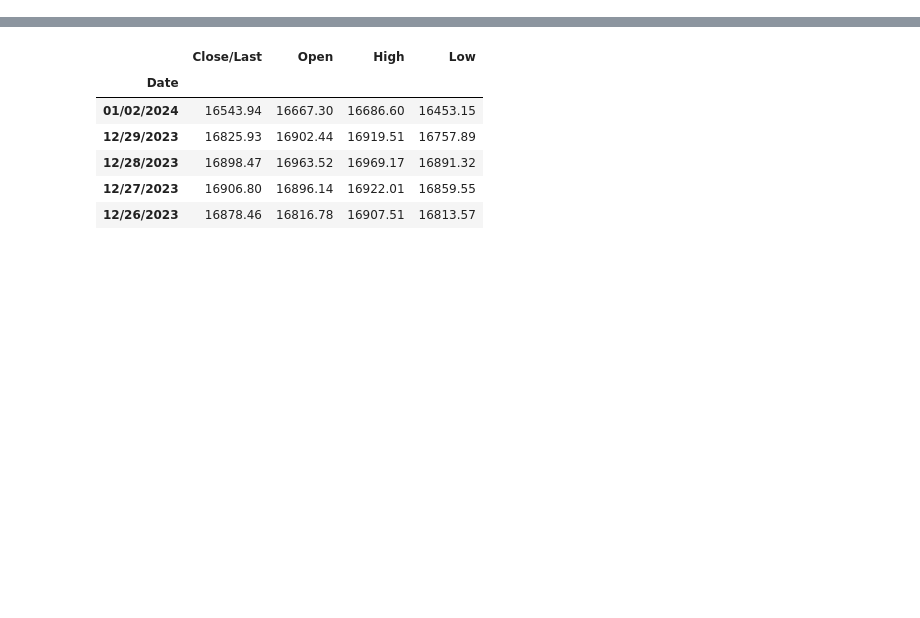
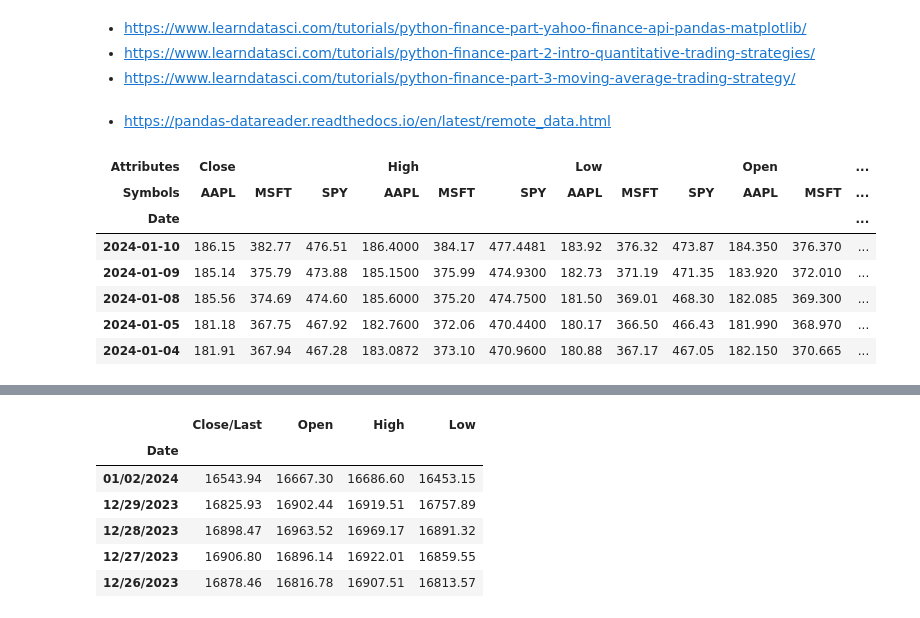
Before and after one commit to houxiangxiang/StockAverageMoveAnalysis, a Jupyter notebook: StockAverageMoveAnalysis.ipynb, the cells around one changed output, grey strips where cells are left out. Cells and saved outputs as stored; diff of their text form; code cells hidden in the pictures; blank space fills up the shorter version.

```diff
--- a/StockAverageMoveAnalysis.ipynb
+++ b/StockAverageMoveAnalysis.ipynb
@@ -0,0 +1,4 @@
+# %% [markdown]
+- https://www.learndatasci.com/tutorials/python-finance-part-yahoo-finance-api-pandas-matplotlib/
+- https://www.learndatasci.com/tutorials/python-finance-part-2-intro-quantitative-trading-strategies/
+- https://www.learndatasci.com/tutorials/python-finance-part-3-moving-average-trading-strategy/
@@ -0,0 +10,19 @@
+# %% [markdown]
+- https://pandas-datareader.readthedocs.io/en/latest/remote_data.html
+# %%
+tickers = ['AAPL', 'MSFT', 'SPY']
+
+start_date = '2020-01-01'
+end_date = '2024-01-10'
+
+panel_data = data.DataReader(tickers, 'stooq', start_date, end_date)
+panel_data.head()
+# %% [output]
+| Attributes | Close |  |  | High |  |  | Low |  |  | Open |  | ... |
+| Symbols | AAPL | MSFT | SPY | AAPL | MSFT | SPY | AAPL | MSFT | SPY | AAPL | MSFT | ... |
+| Date |  |  |  |  |  |  |  |  |  |  |  | ... |
+| 2024-01-10 | 186.15 | 382.77 | 476.51 | 186.4000 | 384.17 | 477.4481 | 183.92 | 376.32 | 473.87 | 184.350 | 376.370 | ... |
+| 2024-01-09 | 185.14 | 375.79 | 473.88 | 185.1500 | 375.99 | 474.9300 | 182.73 | 371.19 | 471.35 | 183.920 | 372.010 | ... |
+| 2024-01-08 | 185.56 | 374.69 | 474.60 | 185.6000 | 375.20 | 474.7500 | 181.50 | 369.01 | 468.30 | 182.085 | 369.300 | ... |
+| 2024-01-05 | 181.18 | 367.75 | 467.92 | 182.7600 | 372.06 | 470.4400 | 180.17 | 366.50 | 466.43 | 181.990 | 368.970 | ... |
+| 2024-01-04 | 181.91 | 367.94 | 467.28 | 183.0872 | 373.10 | 470.9600 | 180.88 | 367.17 | 467.05 | 182.150 | 370.665 | ... |
```
Also changed, not shown: parts of 21 cells of this notebook.
